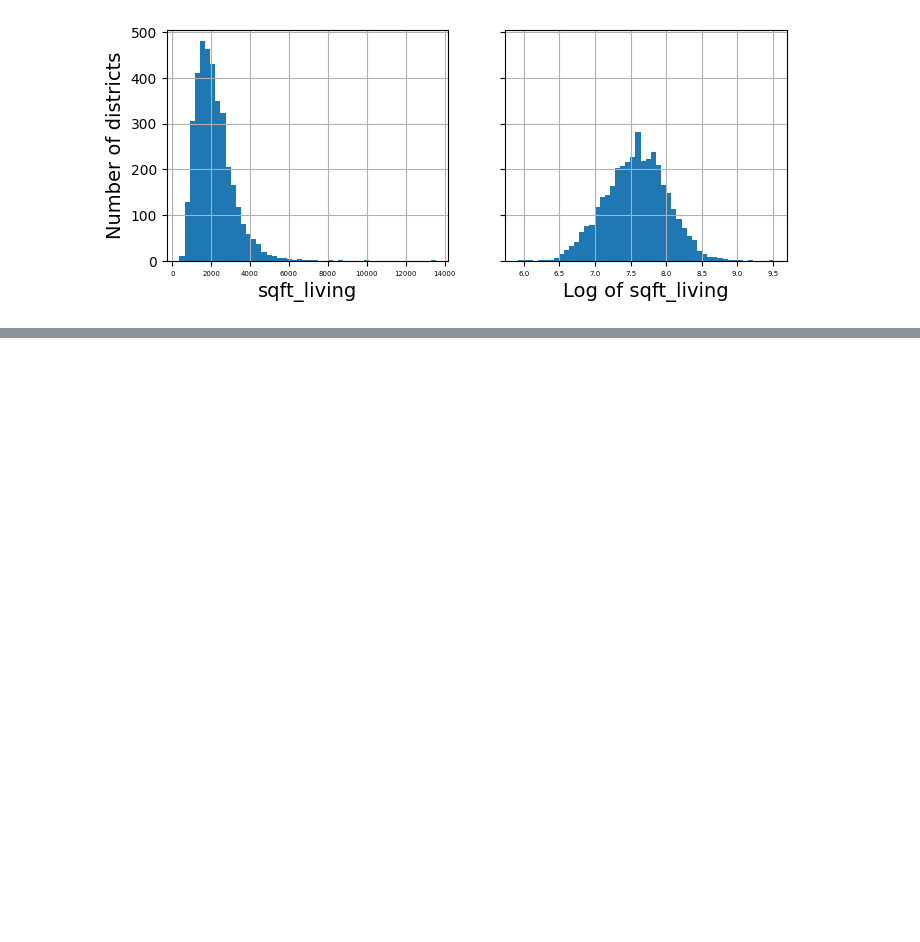
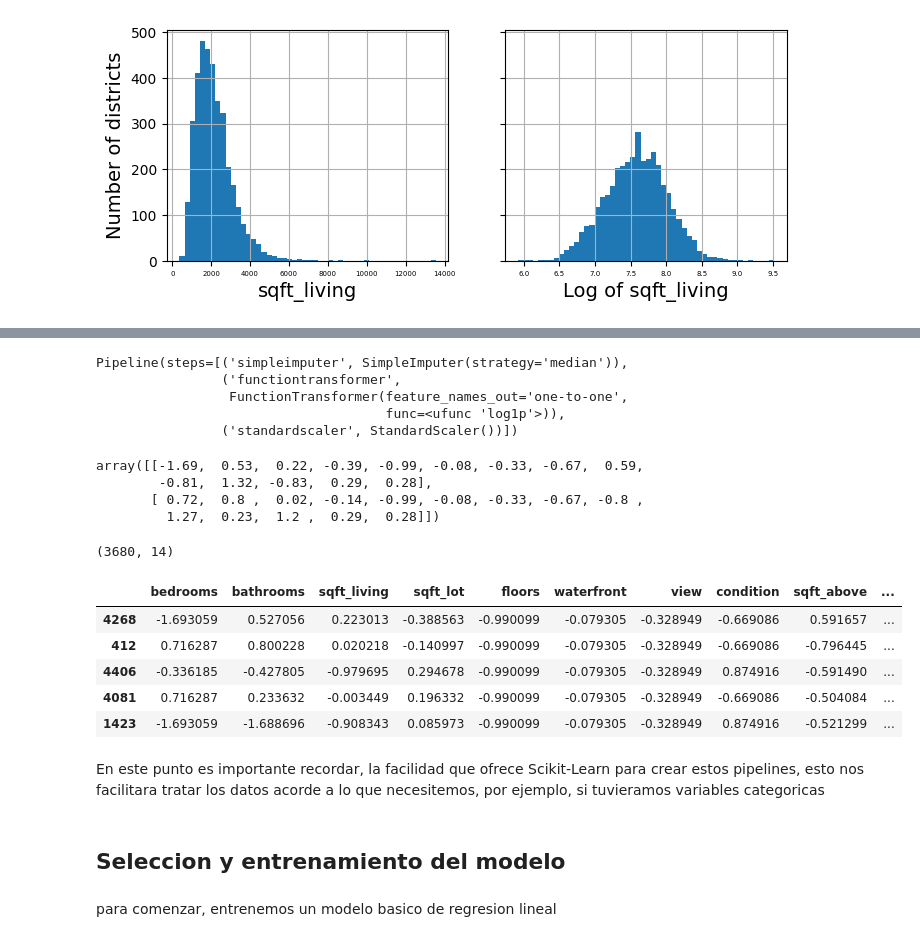
Before and after one commit to shirohigexe/practicas_HO_ML, a Jupyter notebook: Practica_1.ipynb, the cells around one changed output, grey strips where cells are left out. Saved outputs shown, nothing was run; the diff lists cells and outputs as text; code cells hidden in the pictures; blank space fills up the shorter version.

Commit message:
se empieza con los modelos del primer proyecto

```diff
--- a/Practica_1.ipynb
+++ b/Practica_1.ipynb
@@ -326,0 +330,55 @@ log_pop = log_transformer.transform(housing[["sqft_living"]])
+# %%
+from sklearn.pipeline import Pipeline, make_pipeline
+from sklearn.impute import SimpleImputer
+from sklearn.preprocessing import StandardScaler, FunctionTransformer
+import numpy as np
+
+preprocessing = make_pipeline(
+     SimpleImputer(strategy="median"), #Llena los Nan con la medias
+     FunctionTransformer(np.log1p, feature_names_out="one-to-one"), #Usamos np.log1p por las proximidades a 1
+     StandardScaler(), # Estandariza los datos entrados
+)
+# %%
+from sklearn import set_config
+
+set_config(display='diagram')
+
+preprocessing
+# %% [output]
+Pipeline(steps=[('simpleimputer', SimpleImputer(strategy='median')),
+                ('functiontransformer',
+                 FunctionTransformer(feature_names_out='one-to-one',
+                                     func=<ufunc 'log1p'>)),
+                ('standardscaler', StandardScaler())])
+# %%
+#housing_num= housing.select_dtypes(include=[np.number])
+housing_num_prepared = preprocessing.fit_transform(housing)
+housing_num_prepared[:2].round(2)
+# %% [output]
+array([[-1.69,  0.53,  0.22, -0.39, -0.99, -0.08, -0.33, -0.67,  0.59,
+        -0.81,  1.32, -0.83,  0.29,  0.28],
+       [ 0.72,  0.8 ,  0.02, -0.14, -0.99, -0.08, -0.33, -0.67, -0.8 ,
+         1.27,  0.23,  1.2 ,  0.29,  0.28]])
+# %%
+housing_num_prepared.shape
+# %% [output]
+(3680, 14)
+# %%
+df_housing_num_prepared = pd.DataFrame(
+    housing_num_prepared, columns=preprocessing.get_feature_names_out(),
+    index=housing.index)
+# %%
+df_housing_num_prepared.head()
+# %% [output]
+|  | bedrooms | bathrooms | sqft_living | sqft_lot | floors | waterfront | view | condition | sqft_above | ... |
+| 4268 | -1.693059 | 0.527056 | 0.223013 | -0.388563 | -0.990099 | -0.079305 | -0.328949 | -0.669086 | 0.591657 | ... |
+| 412 | 0.716287 | 0.800228 | 0.020218 | -0.140997 | -0.990099 | -0.079305 | -0.328949 | -0.669086 | -0.796445 | ... |
+| 4406 | -0.336185 | -0.427805 | -0.979695 | 0.294678 | -0.990099 | -0.079305 | -0.328949 | 0.874916 | -0.591490 | ... |
+| 4081 | 0.716287 | 0.233632 | -0.003449 | 0.196332 | -0.990099 | -0.079305 | -0.328949 | -0.669086 | -0.504084 | ... |
+| 1423 | -1.693059 | -1.688696 | -0.908343 | 0.085973 | -0.990099 | -0.079305 | -0.328949 | 0.874916 | -0.521299 | ... |
+# %% [markdown]
+En este punto es importante recordar, la facilidad que ofrece Scikit-Learn para crear estos pipelines, esto nos facilitara tratar los datos acorde a lo que necesitemos, por ejemplo, si tuvieramos variables categoricas
+# %% [markdown]
+## Seleccion y entrenamiento del modelo
+# %% [markdown]
+para comenzar, entrenemos un modelo basico de regresion lineal
```
Also changed, not shown: parts of 11 cells of this notebook.
